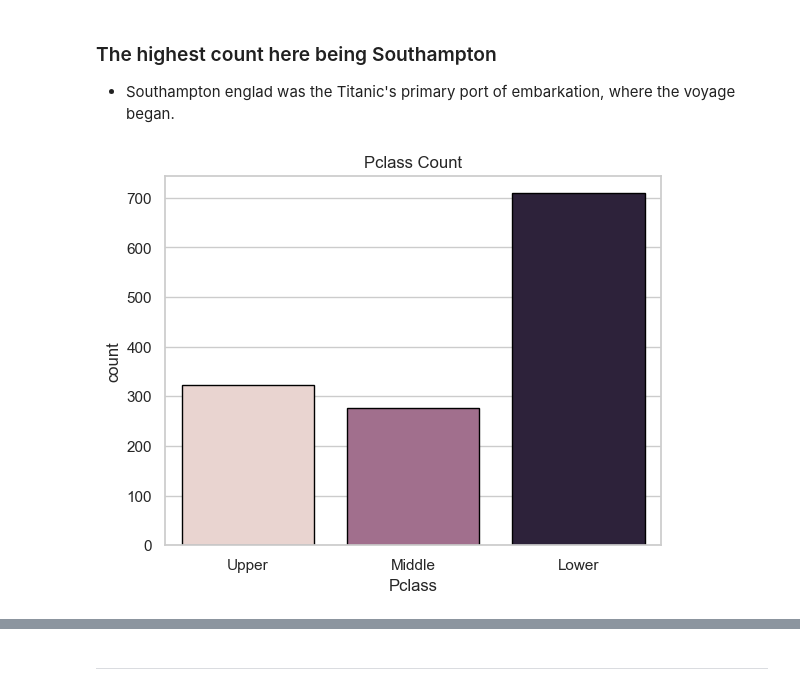
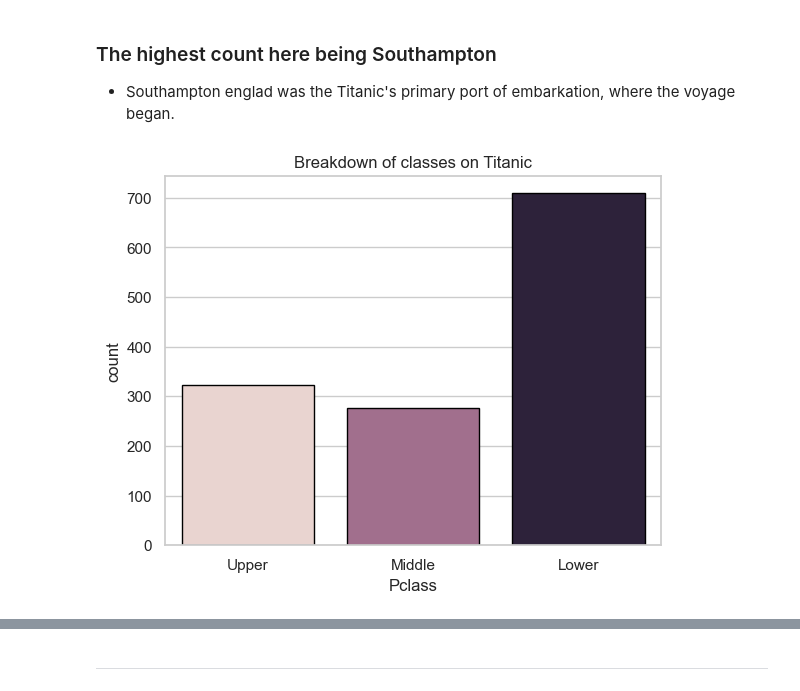
Before and after one commit to GClark89/Titanic, a Jupyter notebook: EDA.ipynb, the cells around one changed output, grey strips where cells are left out. Cells and saved outputs as stored; diff of their text form; code cells hidden in the pictures.

```diff
--- a/EDA.ipynb
+++ b/EDA.ipynb
@@ -221,7 +227,7 @@ plt.show()
 # %%
 sns.countplot(df, x="Pclass",hue="Pclass", edgecolor="black", legend= False)
 plt.xticks(ticks=[0, 1, 2], labels=["Upper", "Middle", "Lower"])
-plt.title("Pclass Count")
+plt.title("Breakdown of classes on Titanic")
 plt.show()
 # %% [output]
-[figure, old version]
+[figure, new version]
```
Also changed, not shown: parts of 13 cells of this notebook.
